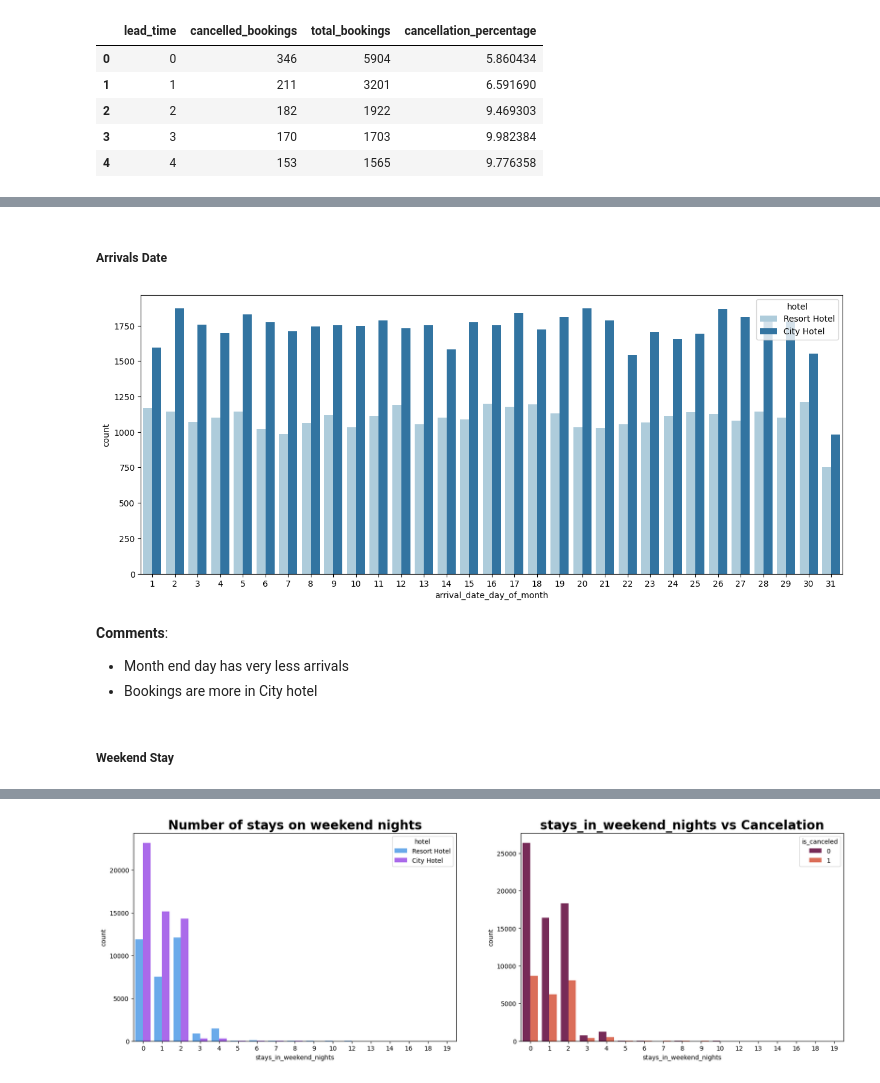
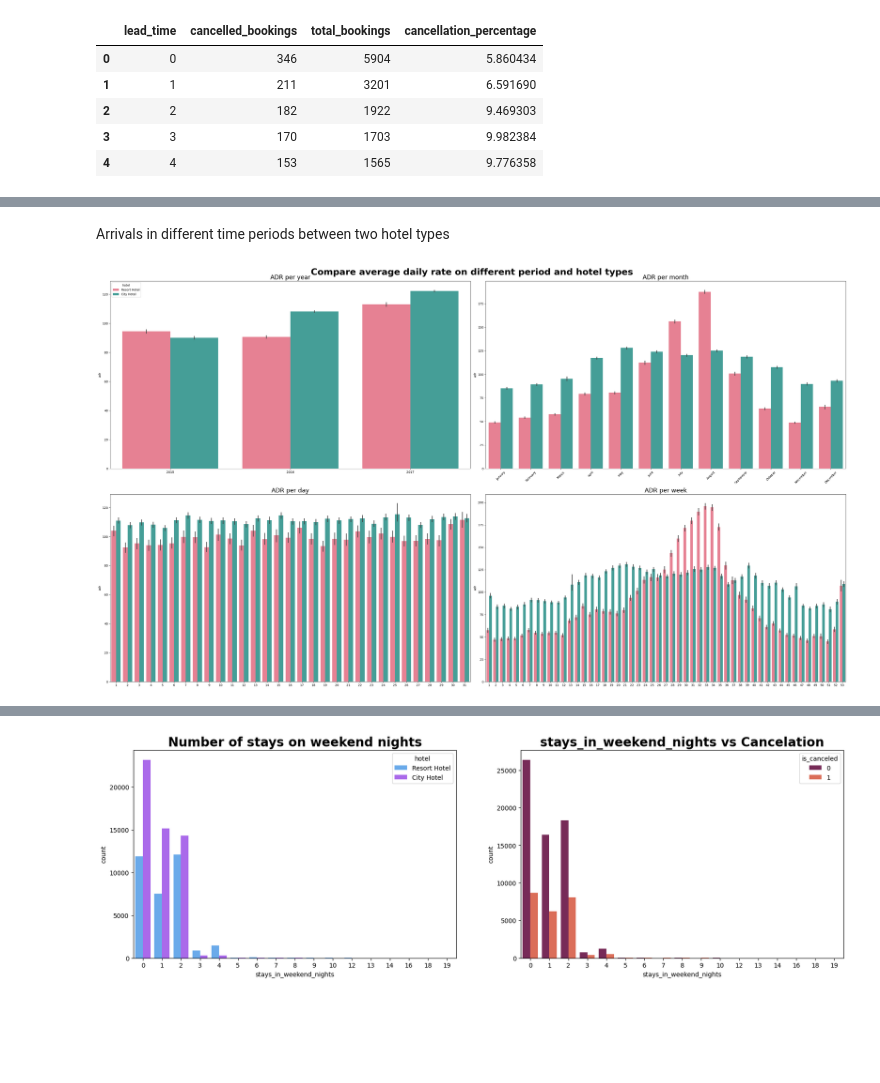
Before and after one commit to knightstark7/Labs-And-Project-Data-Visualization, a Jupyter notebook: Project/Source/project.ipynb, the cells around one changed output, grey strips where cells are left out. Saved outputs shown, nothing was run; the diff lists cells and outputs as text; code cells hidden in the pictures; blank space fills up the shorter version.

```diff
--- a/Project/Source/project.ipynb
+++ b/Project/Source/project.ipynb
@@ -485,15 +483,31 @@ plt.show()
-# %% [markdown]
-##### Arrivals Date
-# %%
-plt.figure(figsize=(15,6))
-
-sns.countplot(data = df, x = 'arrival_date_day_of_month', hue='hotel', palette='Paired')
-plt.show()
-# %% [output]
-[figure, removed]
-# %% [markdown]
-**Comments**:
-- Month end day has very less arrivals
-- Bookings are more in City hotel
-# %% [markdown]
-##### Weekend Stay
+# %% [markdown]
+Arrivals in different time periods between two hotel types
+# %%
+fig, axes = plt.subplots(2, 2, figsize=(35, 20))
+fig.suptitle("Compare average daily rate on different period and hotel types", fontsize=30, fontweight="bold")
+
+ax = axes[0, 0]
+ax.set_title('ADR per year', fontsize=20)
+s_ax = sns.barplot(ax=ax, data=df, x='arrival_date_year', y='adr', hue='hotel', palette='husl')
+s_ax.set_xlabel('')
+
+ax = axes[0, 1]
+ax.set_title('ADR per month', fontsize=20)
+s_ax = sns.barplot(ax=ax, data = df, x='arrival_date_month', order=month_order, y='adr', hue='hotel', palette='husl', legend=False)
+s_ax.set_xlabel('')
+ax.set_xticklabels(s_ax.get_xticklabels(), rotation=45)
+
+ax = axes[1, 0]
+ax.set_title('ADR per day', fontsize=20)
+s_ax = sns.barplot(ax=ax, data = df, x='arrival_date_day_of_month', y='adr', hue='hotel', palette='husl', legend=False)
+s_ax.set_xlabel('')
+
+ax = axes[1, 1]
+ax.set_title('ADR per week', fontsize=20)
+s_ax = sns.barplot(ax=ax, data = df, x='arrival_date_week_number', y='adr', hue='hotel', palette='husl', legend=False)
+s_ax.set_xlabel('')
+
+fig.tight_layout()
+plt.show()
+# %% [output]
+[figure, added]
```
Also changed, not shown: parts of 40 cells of this notebook.
